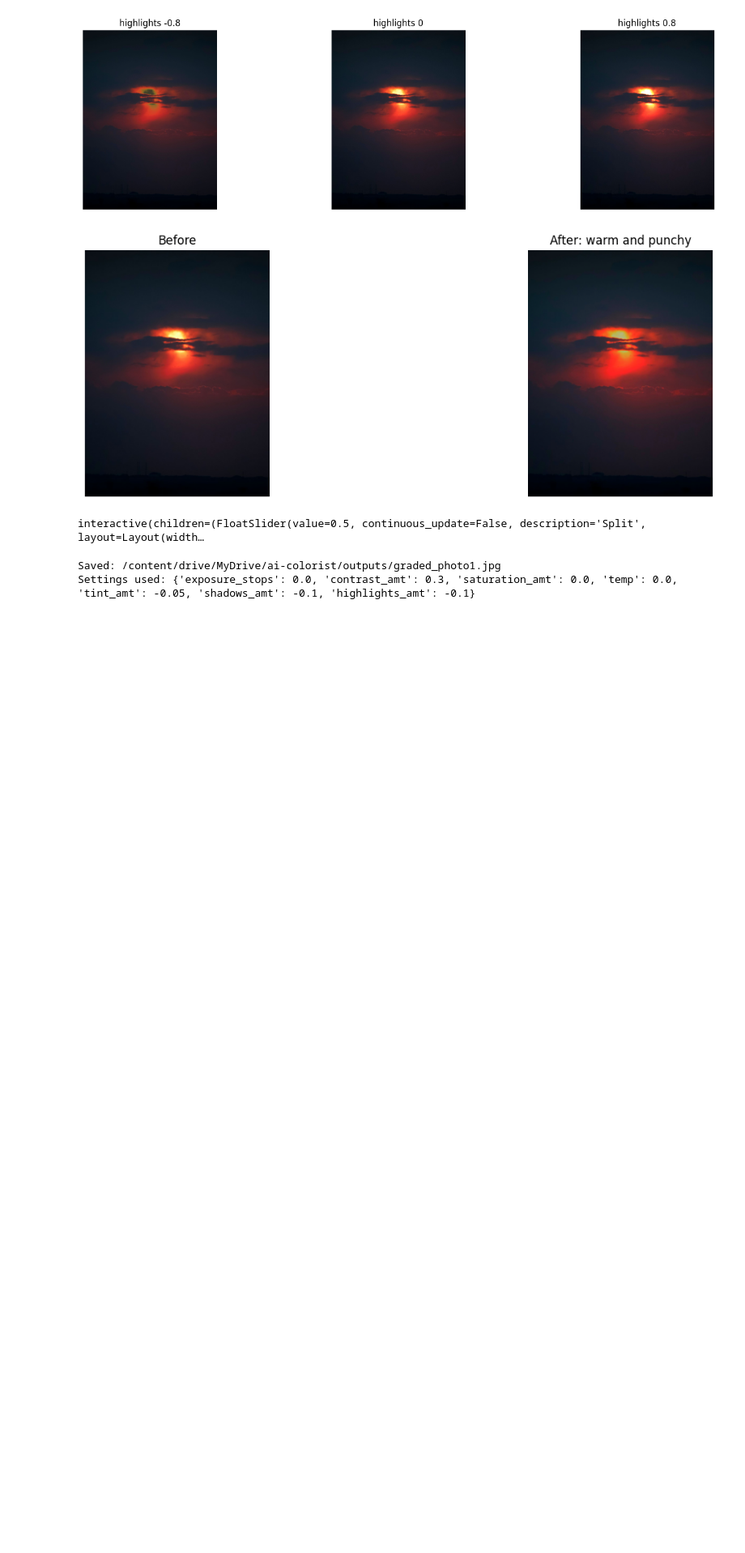
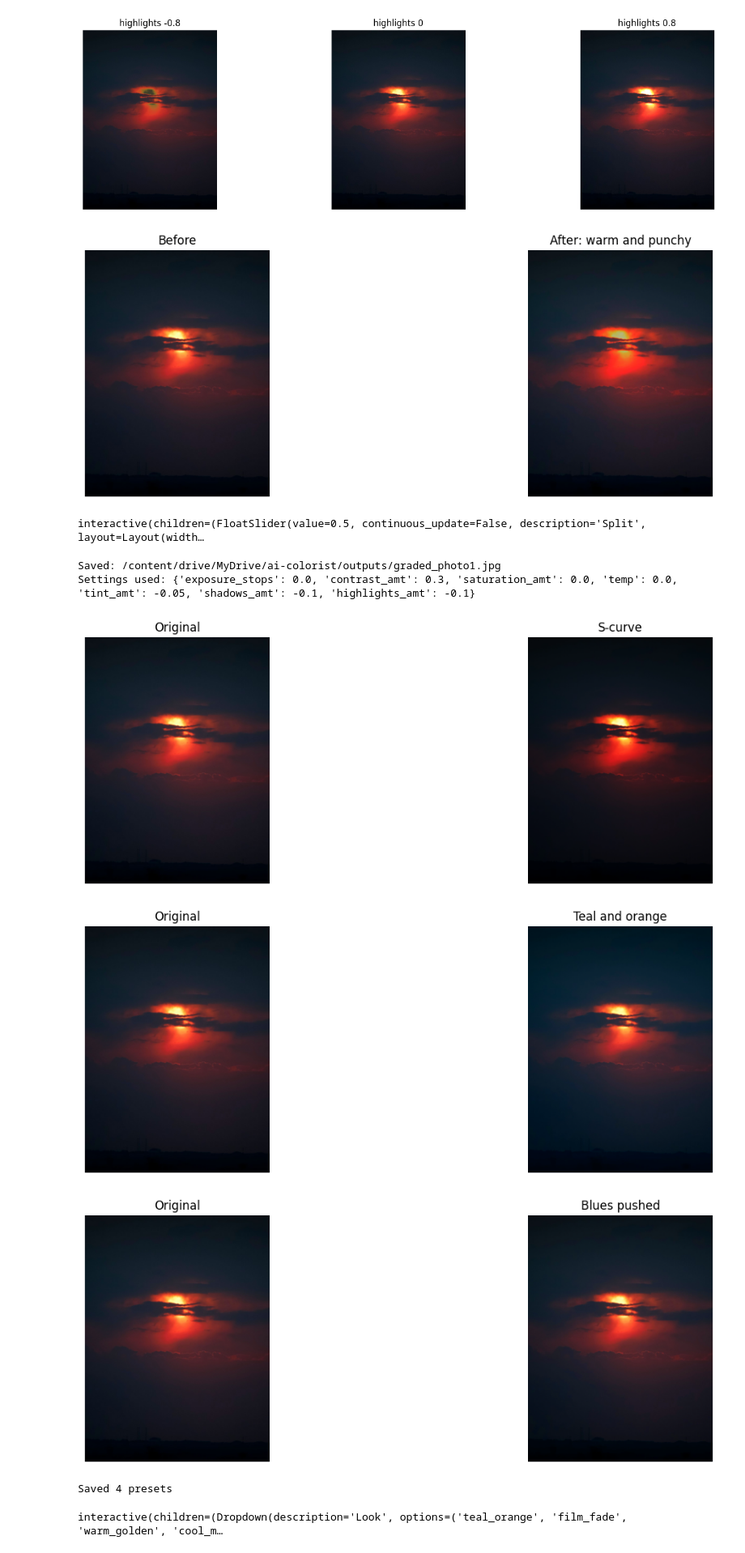
Before and after one commit to Prayansh-builds/ai-colorist, a Jupyter notebook: ai_colorist_01.ipynb, the cells around one changed output. Shown at 81% size. Drawn from its saved outputs; the diff is of its cells as text; code cells hidden in the pictures; blank space fills up the shorter version.

Commit message:
Step 4: curves, colour wheels, HSL and presets.

```diff
--- a/ai_colorist_01.ipynb
+++ b/ai_colorist_01.ipynb
@@ -250,0 +288,34 @@ Settings used: {'exposure_stops': 0.0, 'contrast_amt': 0.3, 'saturation_amt': 0.
+# %%
+HUES = {"red": 0, "orange": 30, "yellow": 60, "green": 120,
+        "aqua": 180, "blue": 240, "purple": 275, "magenta": 320}
+
+def hsl(img, color, hue_shift=0, sat=0, lum=0, width=40):
+    # Edits only pixels near one colour: hue_shift in degrees, sat and lum from -1 to 1
+    hsv = cv2.cvtColor(np.clip(img, 0, 1).astype(np.float32), cv2.COLOR_RGB2HSV)
+    H, S, V = hsv[..., 0], hsv[..., 1], hsv[..., 2]
+    d = np.abs(H - HUES[color])
+    d = np.minimum(d, 360 - d)                       # distance around the colour circle
+    w = np.where(d < width, 0.5 * (1 + np.cos(np.pi * d / width)), 0.0) * S   # soft edge; greys untouched
+    H = (H + hue_shift * w) % 360
+    S = np.clip(S * (1 + sat * w), 0, 1)
+    V = np.clip(V * (1 + lum * w * 0.5), 0, 1)
+    out = cv2.cvtColor(np.stack([H, S, V], axis=-1).astype(np.float32), cv2.COLOR_HSV2RGB)
+    return np.clip(out, 0, 1)
+# %%
+img = small(load_image(files[0]))
+
+# Curves: S-curve
+show_many([img, curve(img, [(0, 0), (0.25, 0.18), (0.75, 0.82), (1, 1)])],
+          ["Original", "S-curve"])
+
+# Colour wheels: teal shadows, orange highlights
+show_many([img, color_wheels(img, shadows=(195, 0.6), highlights=(30, 0.5))],
+          ["Original", "Teal and orange"])
+
+# HSL: bluer sky with a slight teal shift
+show_many([img, hsl(img, "blue", hue_shift=-15, sat=0.5)],
+          ["Original", "Blues pushed"])
+# %% [output]
+[figure, added]
+[figure, added]
+[figure, added]
@@ -250,0 +362,22 @@ Settings used: {'exposure_stops': 0.0, 'contrast_amt': 0.3, 'saturation_amt': 0.
+# %%
+path = "/content/drive/MyDrive/ai-colorist/presets.json"
+with open(path, "w") as f:
+    json.dump(PRESETS, f, indent=2)
+print("Saved", len(PRESETS), "presets")
+# %% [output]
+Saved 4 presets
+# %%
+@widgets.interact(
+    preset=widgets.Dropdown(options=list(PRESETS), description="Look"),
+    strength=widgets.FloatSlider(value=1, min=0, max=1, step=0.05,
+                                 description="Strength", continuous_update=False),
+    split=widgets.FloatSlider(value=0.5, min=0, max=1, step=0.01,
+                              description="Split", continuous_update=False))
+def preset_viewer(preset, strength, split):
+    out = apply_preset(img, preset, strength)
+    plt.figure(figsize=(9, 6))
+    plt.imshow(np.clip(split_view(img, out, split), 0, 1))
+    plt.axis("off")
+    plt.show()
+# %% [output]
+interactive(children=(Dropdown(description='Look', options=('teal_orange', 'film_fade', 'warm_golden', 'cool_m…
```
Also changed, not shown: parts of 4 cells of this notebook.
